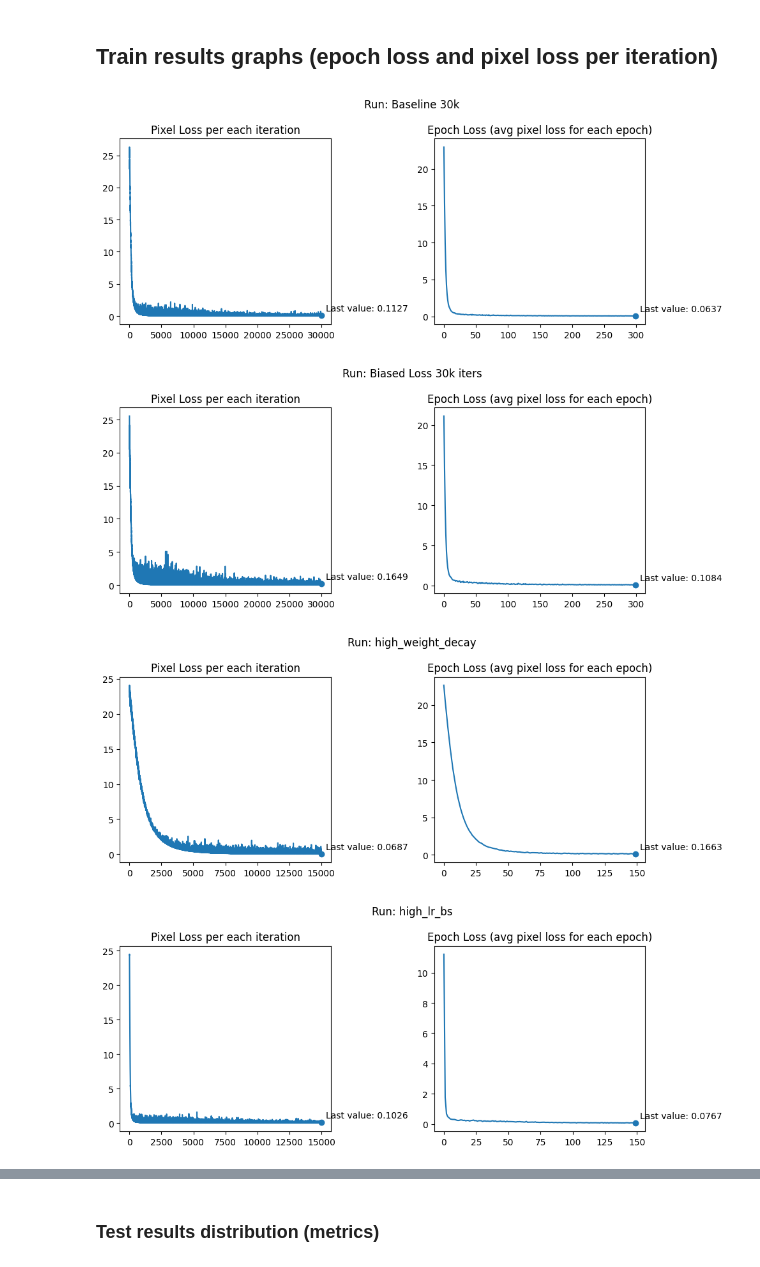
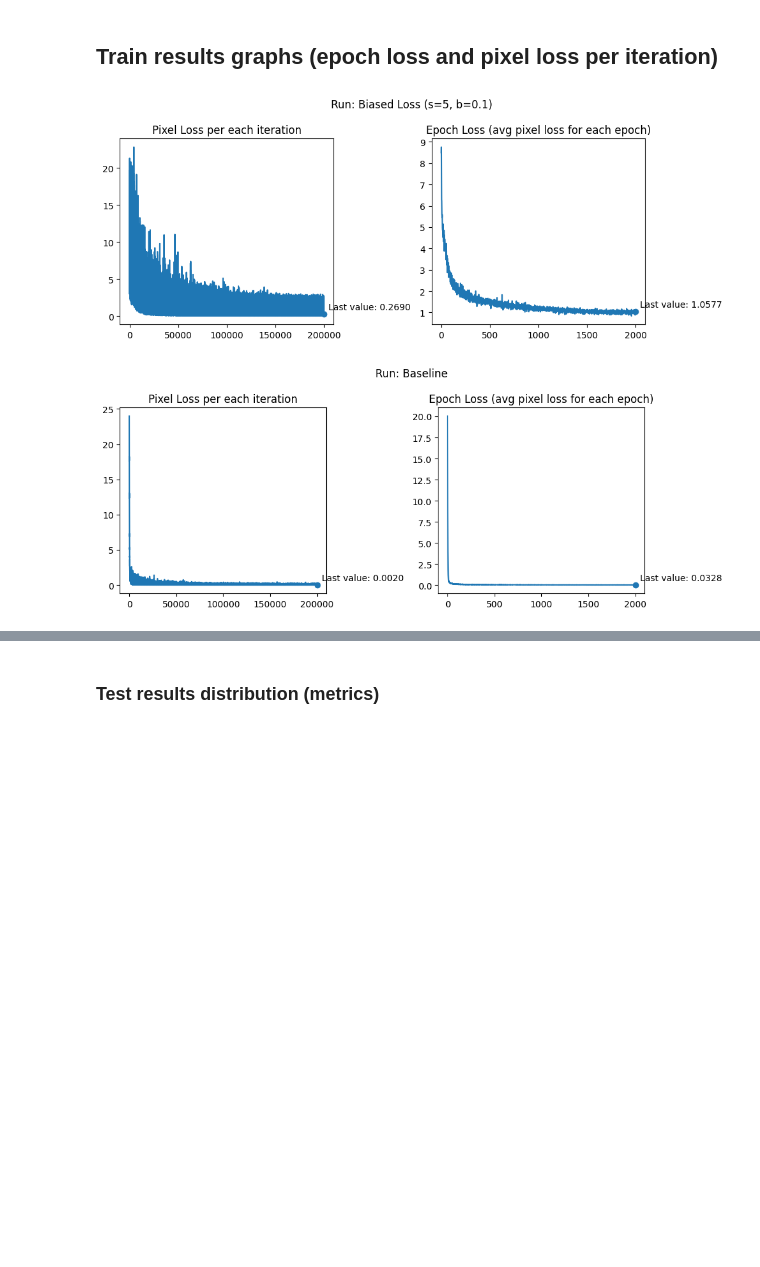
Before and after one commit to beppSpedicato/CircuitNet, a Jupyter notebook: drc_prediction/show_experiment_result.ipynb, the cells around one changed output, grey strips where cells are left out. Saved outputs shown, nothing was run; the diff lists cells and outputs as text; code cells hidden in the pictures; blank space fills up the shorter version.

```diff
--- a/drc_prediction/show_experiment_result.ipynb
+++ b/drc_prediction/show_experiment_result.ipynb
@@ -82,7 +82,7 @@ def plot_histograms(histograms_data, title=None, unit='GB'):
 ## Train results
 Print the configuration we used
 # %%
-train_runs = get_runs_by_experiment_name('drc_centralized_train')
+train_runs = get_runs_by_experiment_name('drc_centralized_train_corrected')
 
 train_conf_table_content = []
 id = 1
@@ -115,7 +112,7 @@ display(train_conf_df)
 # %% [markdown]
 ## Train results graphs (epoch loss and pixel loss per iteration)
 # %%
-train_runs = get_runs_by_experiment_name('drc_centralized_train')
+train_runs = get_runs_by_experiment_name('drc_centralized_train_corrected')
 loss_table_content = []
 
 for run in train_runs:
@@ -140,34 +137,32 @@ for run in train_runs:
         textcoords="offset points",
         xytext=(5, 5)
     )
 
     # --- Second plot ---
     axes[1].plot(epoch_loss_vals)
     axes[1].set_title("Epoch Loss (avg pixel loss for each epoch)")
 
     best_idx_1 = len(epoch_loss_vals) - 1
     best_val_1 = epoch_loss_vals[-1]
 
     axes[1].scatter(best_idx_1, best_val_1)
     axes[1].annotate(
         f"Last value: {best_val_1:.4f}",
         (best_idx_1, best_val_1),
         textcoords="offset points",
         xytext=(5, 5)
     )
 
     plt.tight_layout()
     plt.show()
 
     loss_table_content.append({
         'tag': run.run.tags[0],
         'pixel_loss': pixel_loss_vals[-1],
         'epoch_loss': epoch_loss_vals[-1]
     })
 
 display(pd.DataFrame(loss_table_content))
 # %% [output]
-[figure, old version]
+[figure, new version]
-[figure, old version]
+[figure, new version]
-[figure, removed]
-[figure, removed]
```
Also changed, not shown: parts of 8 cells of this notebook.
